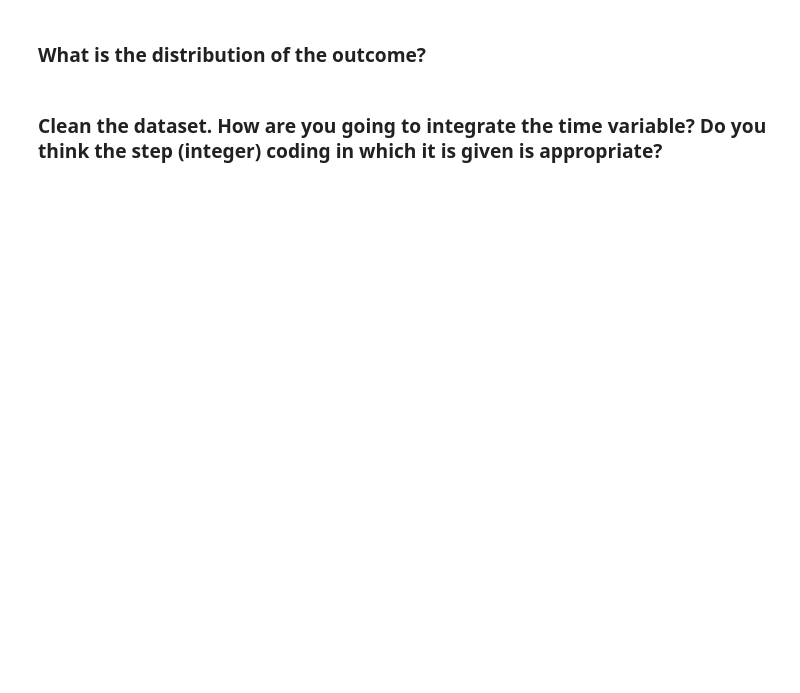
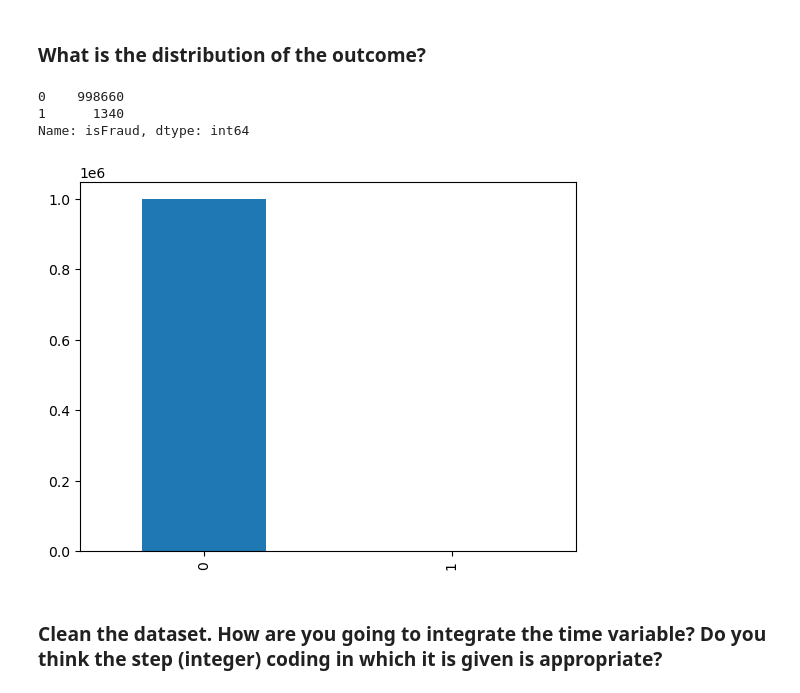
Before and after one commit to ta-data-lis/lab-imbalance, a Jupyter notebook: your-code/lab_imbalance.ipynb, the cells around one changed output. Saved outputs shown, nothing was run; the diff lists cells and outputs as text; code cells hidden in the pictures; blank space fills up the shorter version.

Commit message:
imbalance

```diff
--- a/your-code/lab_imbalance.ipynb
+++ b/your-code/lab_imbalance.ipynb
@@ -13,0 +28,4 @@ Like we disussed in class, when we have noisy data, if we are not careful, we ca
+# %%
+data = pd.read_csv("/Users/caionunez/Downloads/PS_20174392719_1491204439457_log.csv").sample(1000000)
+print(data.shape)
+data.head()
@@ -18,2 +106,20 @@ Like we disussed in class, when we have noisy data, if we are not careful, we ca
+# %%
+# Your response here
+
+## Briging the value counts for the column again. I'm thinking that with this result, considering it's the
+## imbalance labs, we should do balance them out before proceeding.
+
+data["isFraud"].value_counts()
+# %% [output]
+0    998660
+1      1340
+Name: isFraud, dtype: int64
+# %%
+data["isFraud"].value_counts().plot(kind="bar")
+plt.show()
+
+## Quite unbalanced
+# %% [output]
+[figure, added]
 # %% [markdown]
 ### Clean the dataset. How are you going to integrate the time variable? Do you think the step (integer) coding in which it is given is appropriate?
```
Also changed, not shown: parts of 29 cells of this notebook.
